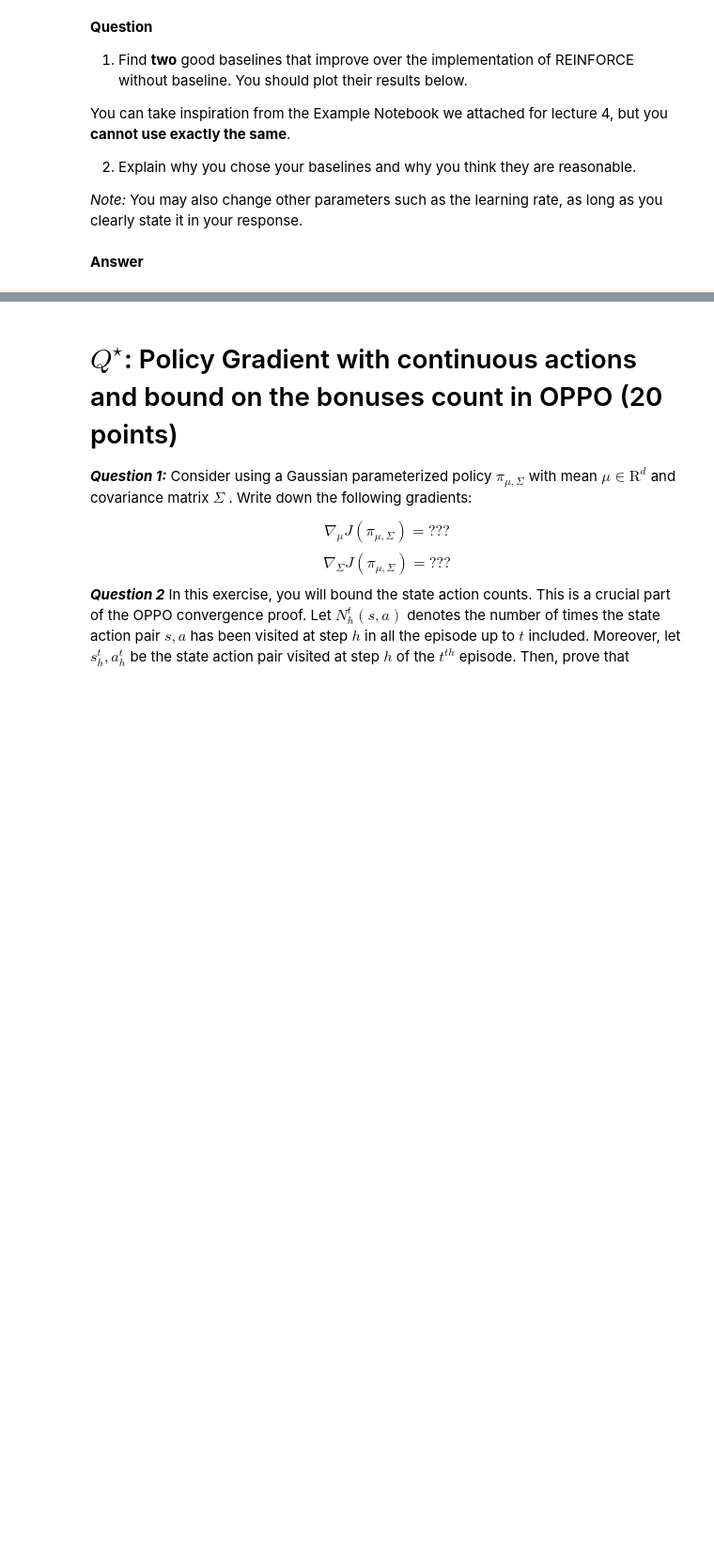
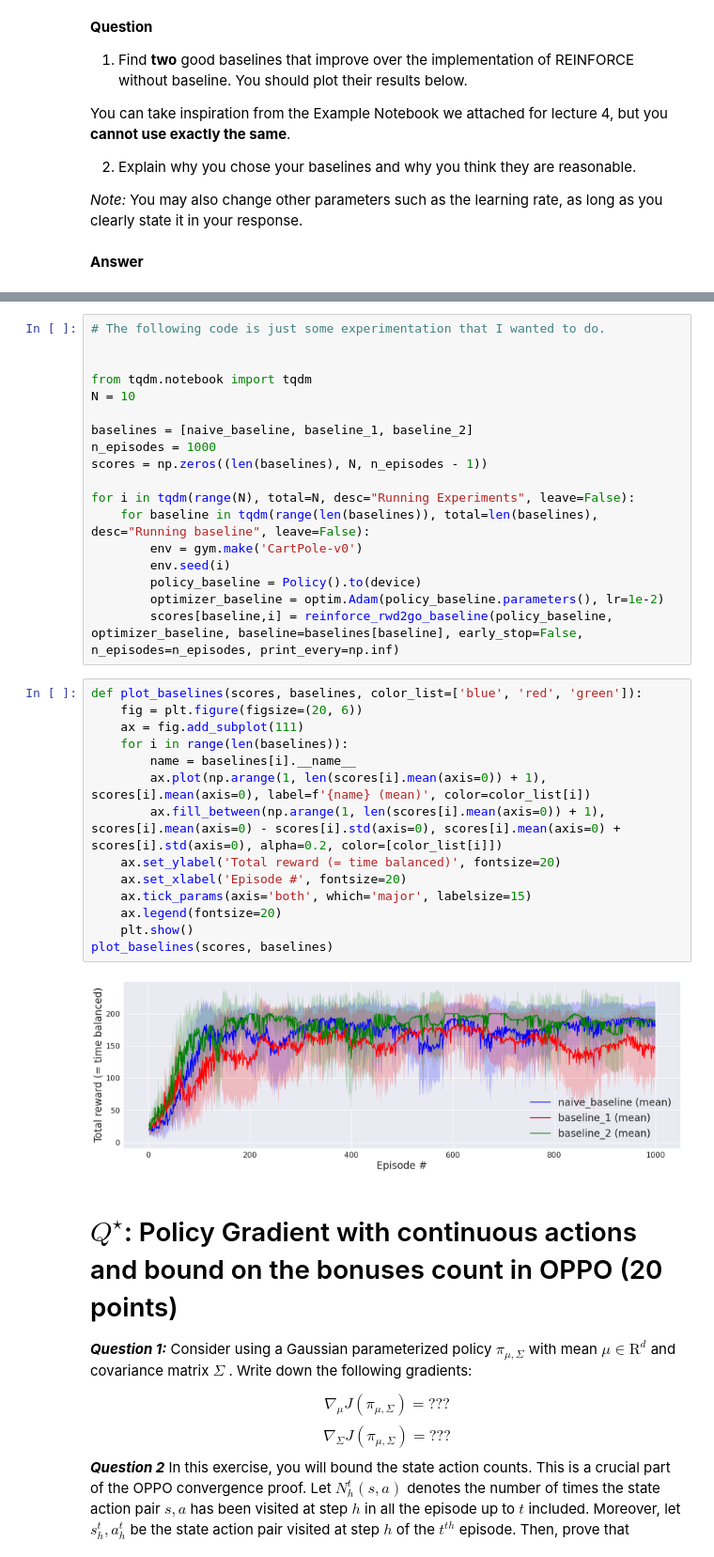
Before and after one commit to AaronDinesh/EE-568, a Jupyter notebook: Notebook_3/Assignment.ipynb, the cells around one changed output, grey strips where cells are left out. Shown at 94% size. Cells and saved outputs as stored; diff of their text form; blank space fills up the shorter version.

```diff
--- a/Notebook_3/Assignment.ipynb
+++ b/Notebook_3/Assignment.ipynb
@@ -855,3 +872,37 @@ plt.show()
+# %%
+# The following code is just some experimentation that I wanted to do.
+
+
+from tqdm.notebook import tqdm
+N = 10
+
+baselines = [naive_baseline, baseline_1, baseline_2]
+n_episodes = 1000
+scores = np.zeros((len(baselines), N, n_episodes - 1))
+
+for i in tqdm(range(N), total=N, desc="Running Experiments", leave=False):
+    for baseline in tqdm(range(len(baselines)), total=len(baselines), desc="Running baseline", leave=False):
+        env = gym.make('CartPole-v0')
+        env.seed(i)
+        policy_baseline = Policy().to(device)
+        optimizer_baseline = optim.Adam(policy_baseline.parameters(), lr=1e-2)
+        scores[baseline,i] = reinforce_rwd2go_baseline(policy_baseline, optimizer_baseline, baseline=baselines[baseline], early_stop=False, n_episodes=n_episodes, print_every=np.inf)
+# %%
+def plot_baselines(scores, baselines, color_list=['blue', 'red', 'green']):
+    fig = plt.figure(figsize=(20, 6))
+    ax = fig.add_subplot(111)
+    for i in range(len(baselines)):
+        name = baselines[i].__name__
+        ax.plot(np.arange(1, len(scores[i].mean(axis=0)) + 1), scores[i].mean(axis=0), label=f'{name} (mean)', color=color_list[i])
+        ax.fill_between(np.arange(1, len(scores[i].mean(axis=0)) + 1), scores[i].mean(axis=0) - scores[i].std(axis=0), scores[i].mean(axis=0) + scores[i].std(axis=0), alpha=0.2, color=[color_list[i]])
+    ax.set_ylabel('Total reward (= time balanced)', fontsize=20)
+    ax.set_xlabel('Episode #', fontsize=20)
+    ax.tick_params(axis='both', which='major', labelsize=15)
+    ax.legend(fontsize=20)
+    plt.show()
+plot_baselines(scores, baselines)
+# %% [output]
+[figure, added]
 # %% [markdown]
 # $Q^\star$: Policy Gradient with continuous actions and bound on the bonuses count in OPPO (20 points)
 ***Question 1:*** Consider using a Gaussian parameterized policy $\pi_{\mu,\Sigma}$ with mean $\mu \in \mathrm{R}^d$
```
Also changed, not shown: parts of 13 cells of this notebook.
